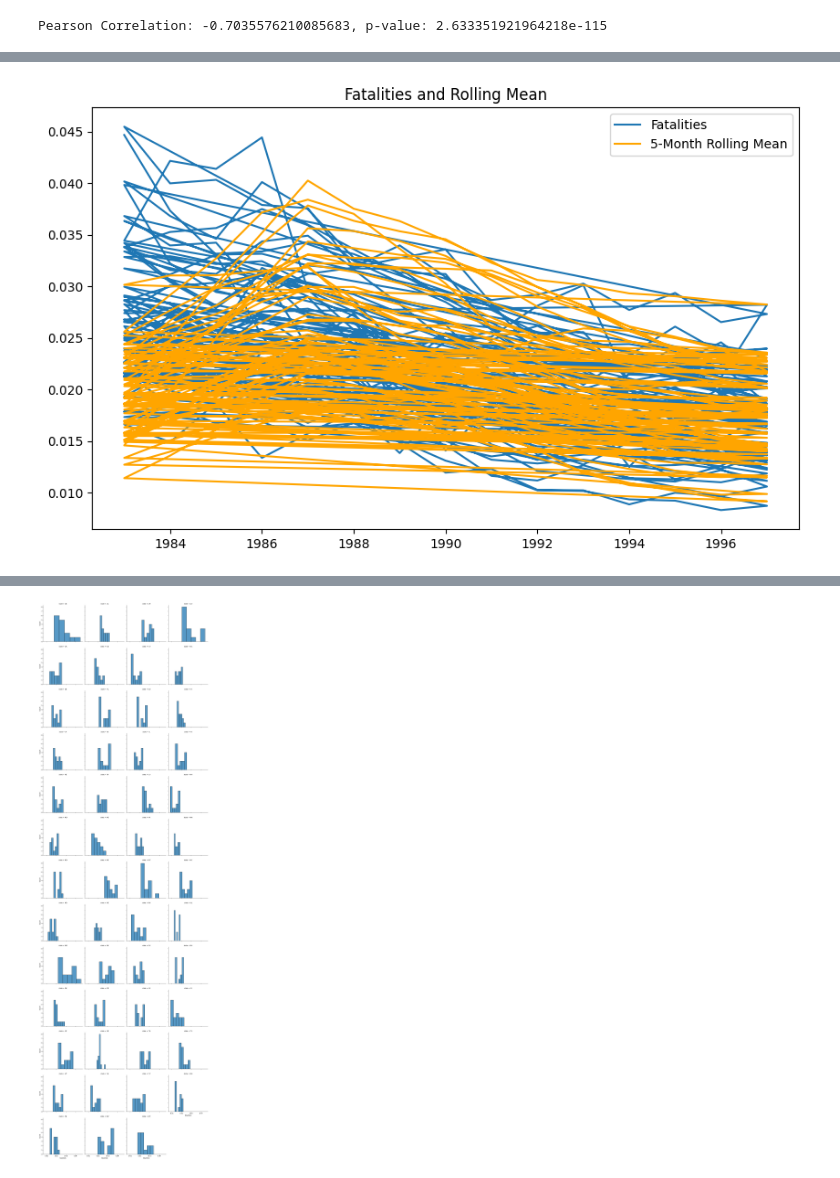
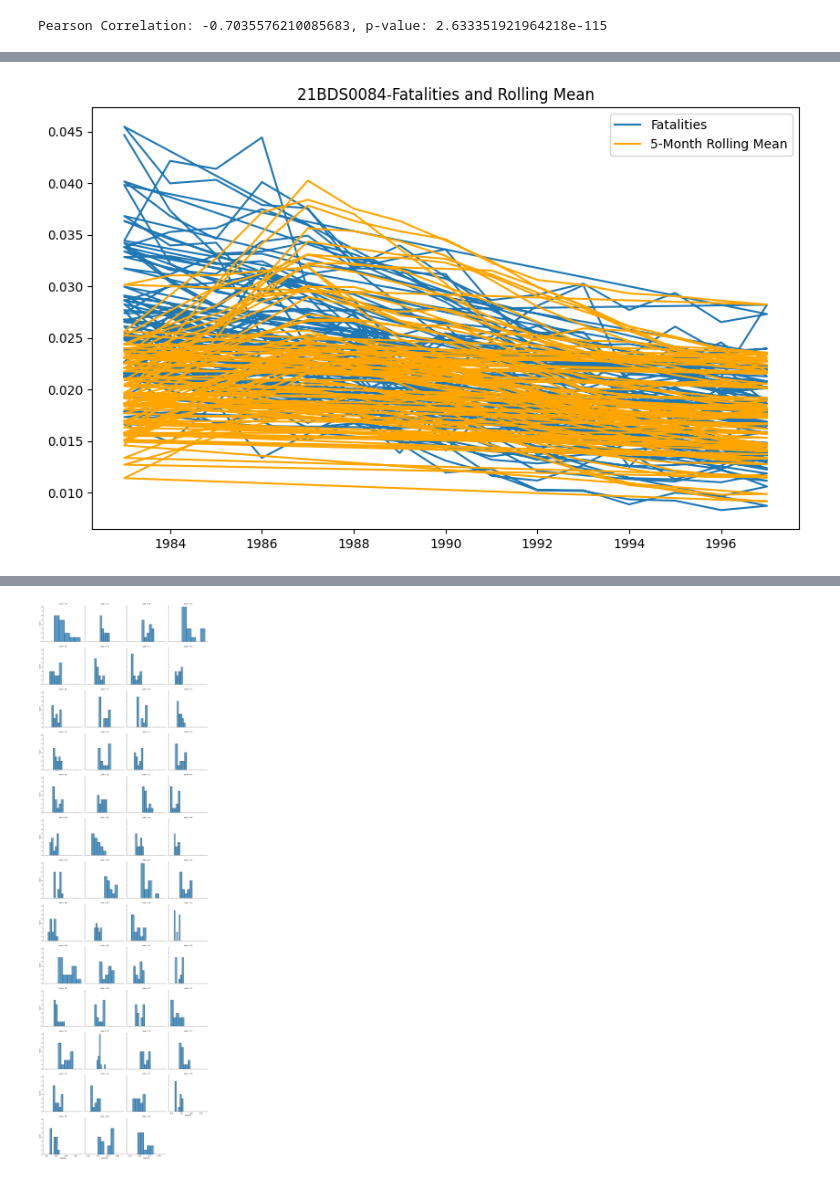
Before and after one commit to vignesh4836/edatheoda1, a Jupyter notebook: edatheoda.ipynb, the cells around one changed output, grey strips where cells are left out. Saved outputs shown, nothing was run; the diff lists cells and outputs as text; code cells hidden in the pictures.

```diff
--- a/edatheoda.ipynb
+++ b/edatheoda.ipynb
@@ -318,15 +317,15 @@ strong multicollinearity or other numerical problems.
 # %%
 # Calculate moving averages
 df['rolling_mean'] = df['fatalities'].rolling(window=5).mean()
 
 plt.figure(figsize=(10, 6))
 plt.plot(df['fatalities'], label='Fatalities')
 plt.plot(df['rolling_mean'], label='5-Month Rolling Mean', color='orange')
-plt.title("Fatalities and Rolling Mean")
+plt.title("21BDS0084-Fatalities and Rolling Mean")
 plt.legend()
 plt.show()
 # %% [output]
-[figure, old version]
+[figure, new version]
 # %%
 # Calculate skewness and kurtosis
 numeric_df = df.select_dtypes(include=[np.number])
```
Also changed, not shown: parts of 23 cells of this notebook.
